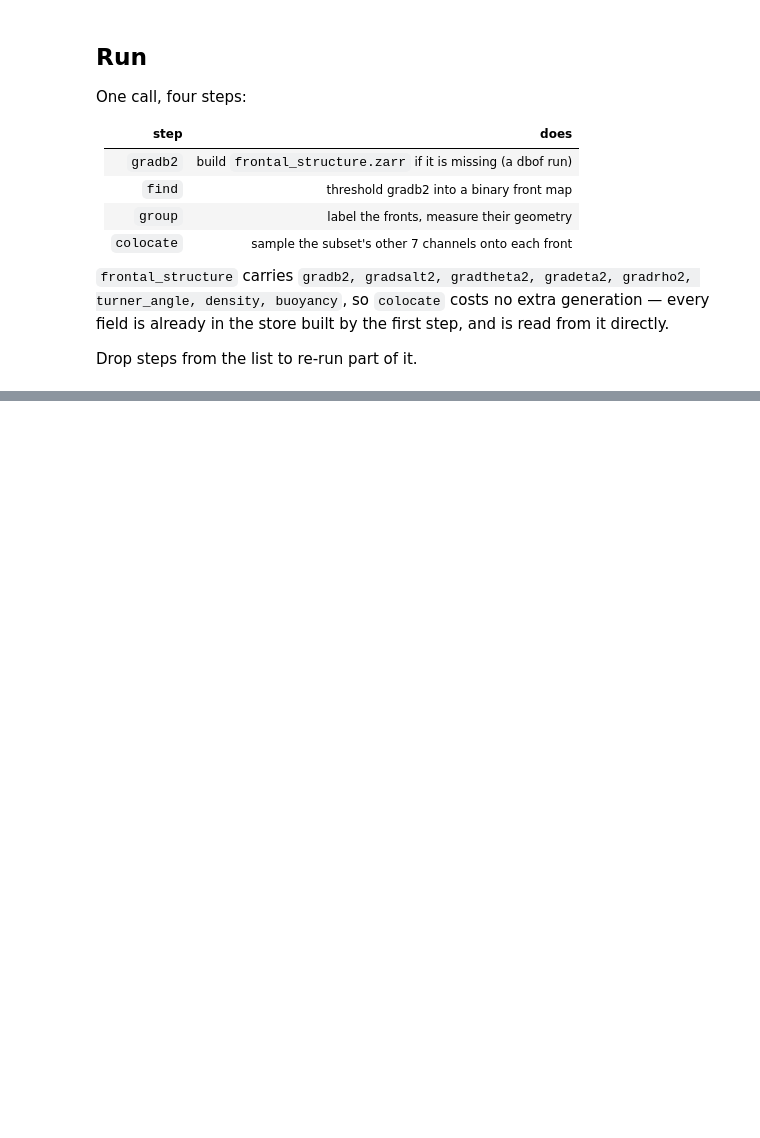
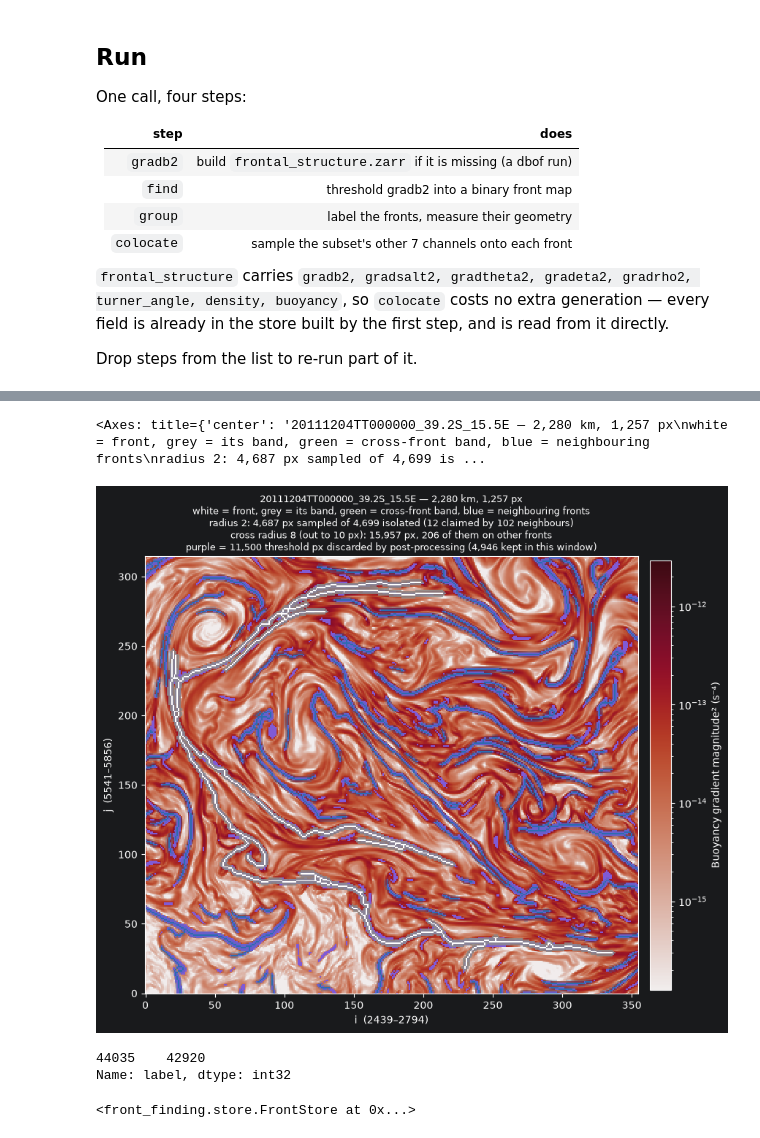
Before and after one commit to Sea-Meets-the-Stars/front-finding, a Jupyter notebook: notebooks/test_run_single_timestep.ipynb, the cells around one changed output, grey strips where cells are left out. Cells and saved outputs as stored; diff of their text form; code cells hidden in the pictures; blank space fills up the shorter version.

```diff
--- a/notebooks/test_run_single_timestep.ipynb
+++ b/notebooks/test_run_single_timestep.ipynb
@@ -359,0 +429,14 @@ for meta in sorted(Path(RUN_ROOT).glob("*.meta")):
+# %%
+plot_front_dilation(store, 42920, show_cross=False, show_dilation=True)
+# %% [output]
+<Axes: title={'center': '20111204TT000000_39.2S_15.5E — 2,280 km, 1,257 px\nwhite = front, grey = its band, green = cross-front band, blue = neighbouring fronts\nradius 2: 4,687 px sampled of 4,699 is ...
+[figure, added]
+# %%
+fronts[fronts["length_km"] == fronts["length_km"].max()].label
+# %% [output]
+44035    42920
+Name: label, dtype: int32
+# %%
+store
+# %% [output]
+<front_finding.store.FrontStore at 0x...>
```
Also changed, not shown: parts of 34 cells of this notebook, 32 other files.
